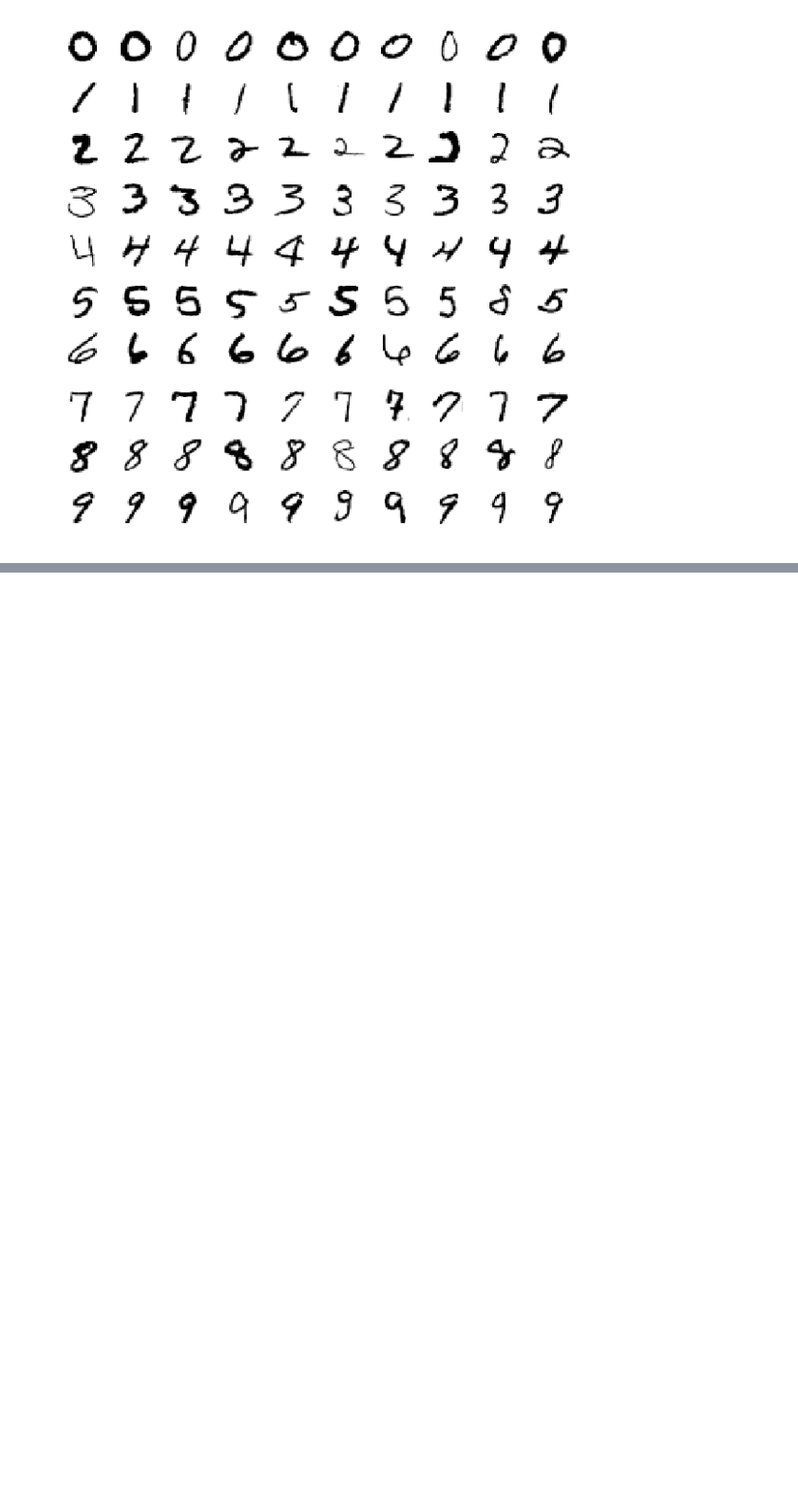
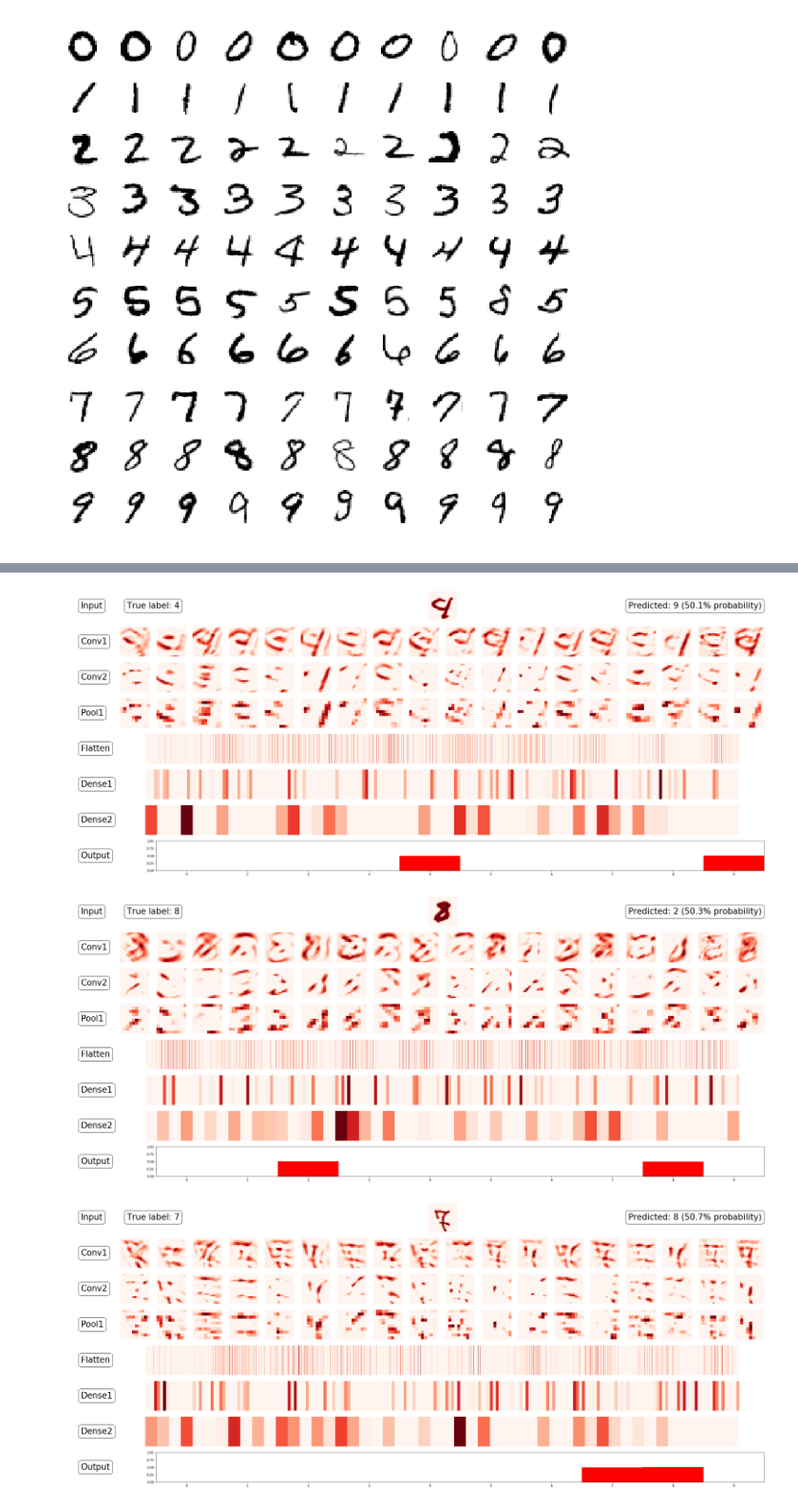
Before and after one commit to jack89roberts/kaggle-digit-recognizer, a Jupyter notebook: digit_recognizer.ipynb, the cells around one changed output, grey strips where cells are left out. Shown at 95% size. Drawn from its saved outputs; the diff is of its cells as text; code cells hidden in the pictures; blank space fills up the shorter version.

```diff
--- a/digit_recognizer.ipynb
+++ b/digit_recognizer.ipynb
@@ -217,0 +245,9 @@ for img_id in plot_imgs:
+# %%
+worst_pred = layer_out['Output'].max(axis=1).argsort()[:10]
+
+for img_id in worst_pred:
+    plot_network(img_id)
+# %% [output]
+[figure, added]
+[figure, added]
+[figure, added]
```
Also changed, not shown: parts of 6 cells of this notebook.
